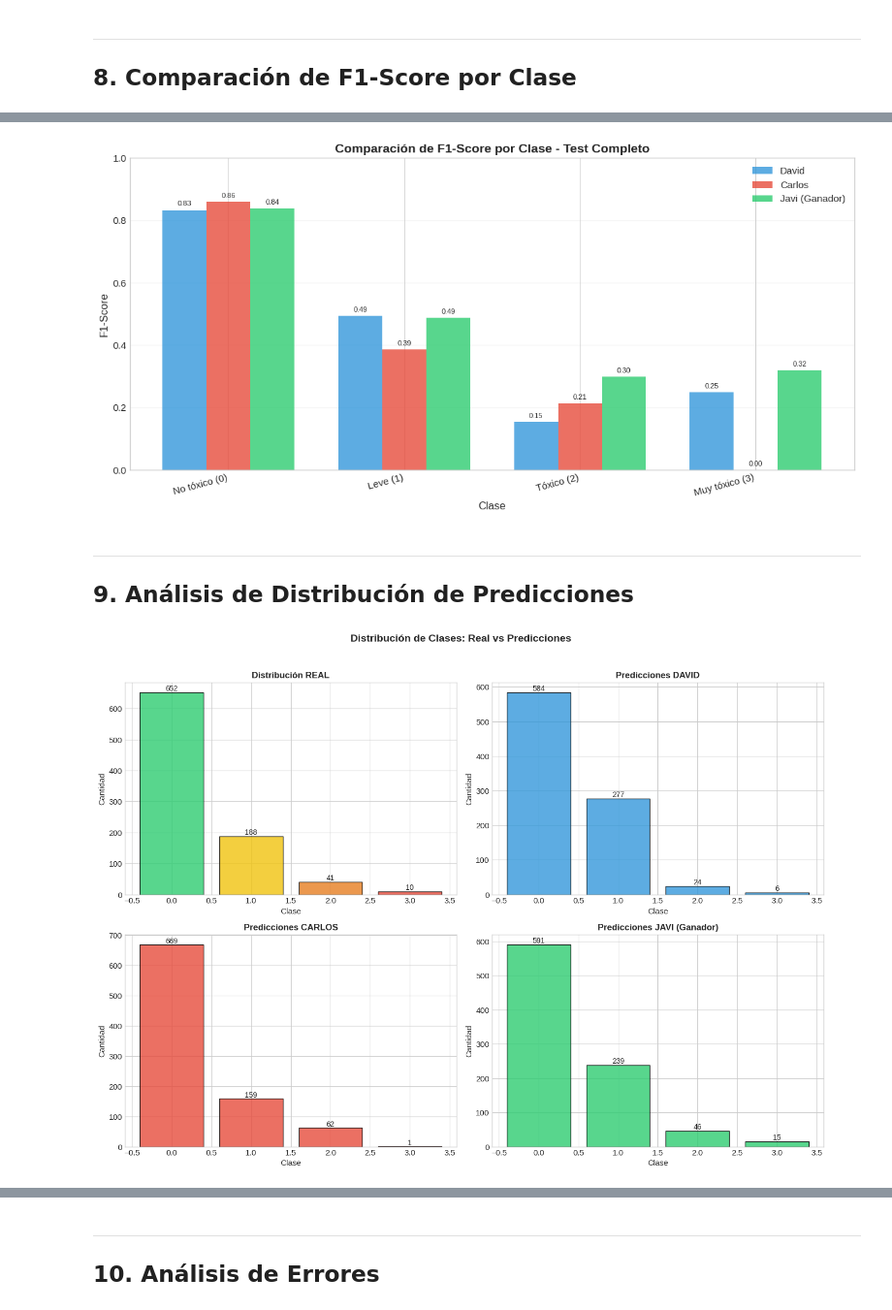
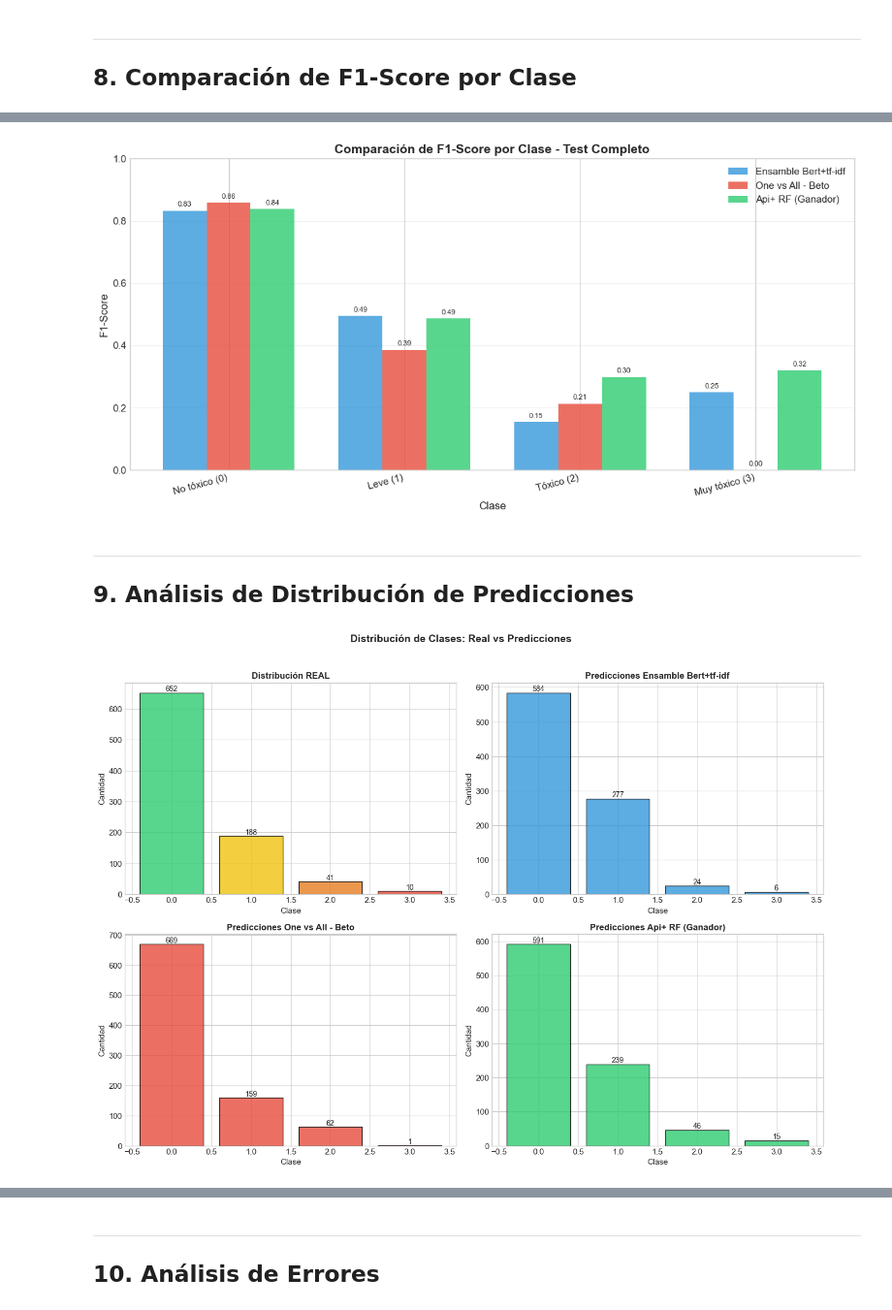
Before and after one commit to JaviCeronn/PNL-Proyect, a Jupyter notebook: Analisis_Comparativo_Modelos.ipynb, the cells around one changed output, grey strips where cells are left out. Shown at 97% size. Saved outputs shown, nothing was run; the diff lists cells and outputs as text; code cells hidden in the pictures.

```diff
--- a/Analisis_Comparativo_Modelos.ipynb
+++ b/Analisis_Comparativo_Modelos.ipynb
@@ -72,11 +72,11 @@ Private    445
 Name: count, dtype: int64
 # %%
 # Cargar predicciones de cada modelo
-pred_david = pd.read_csv(PRED_DAVID_PATH)
-pred_carlos = pd.read_csv(PRED_CARLOS_PATH)
-pred_javi = pd.read_csv(PRED_JAVI_PATH)
+pred_ensamble_bert_tfidf = pd.read_csv(PRED_DAVID_PATH)
+pred_ova_beto = pd.read_csv(PRED_CARLOS_PATH)
+pred_api_rf = pd.read_csv(PRED_JAVI_PATH)
 
-print(f"Predicciones David: {len(pred_david)} muestras")
-print(f"Predicciones Carlos: {len(pred_carlos)} muestras")
-print(f"Predicciones Javi: {len(pred_javi)} muestras")
+print(f"Predicciones Ensamble Bert+tf-idf: {len(pred_ensamble_bert_tfidf)} muestras")
+print(f"Predicciones One vs All - Beto: {len(pred_ova_beto)} muestras")
+print(f"Predicciones Api+ RF: {len(pred_api_rf)} muestras")
 # %% [output]
@@ -88,9 +88,9 @@ Predicciones Javi: 891 muestras
 merged = solution_df.copy()
 merged = merged.rename(columns={'label': 'y_true'})
 
-merged = merged.merge(pred_david[['id', 'label']].rename(columns={'label': 'pred_david'}), on='id', how='left')
-merged = merged.merge(pred_carlos[['id', 'label']].rename(columns={'label': 'pred_carlos'}), on='id', how='left')
-merged = merged.merge(pred_javi[['id', 'label']].rename(columns={'label': 'pred_javi'}), on='id', how='left')
+merged = merged.merge(pred_ensamble_bert_tfidf[['id', 'label']].rename(columns={'label': 'pred_ensamble_bert_tfidf'}), on='id', how='left')
+merged = merged.merge(pred_ova_beto[['id', 'label']].rename(columns={'label': 'pred_ova_beto'}), on='id', how='left')
+merged = merged.merge(pred_api_rf[['id', 'label']].rename(columns={'label': 'pred_api_rf'}), on='id', how='left')
 
 # Separar Public y Private
 public_df = merged[merged['Usage'] == 'Public'].copy()
@@ -379,18 +383,18 @@ plt.show()
 y_true_full = merged['y_true'].values
 
 metrics_full = {
-    'David': calcular_metricas(y_true_full, merged['pred_david'].values, 'David'),
-    'Carlos': calcular_metricas(y_true_full, merged['pred_carlos'].values, 'Carlos'),
-    'Javi': calcular_metricas(y_true_full, merged['pred_javi'].values, 'Javi')
+    'Ensamble Bert+tf-idf': calcular_metricas(y_true_full, merged['pred_ensamble_bert_tfidf'].values, 'Ensamble Bert+tf-idf'),
+    'One vs All - Beto': calcular_metricas(y_true_full, merged['pred_ova_beto'].values, 'One vs All - Beto'),
+    'Api+ RF': calcular_metricas(y_true_full, merged['pred_api_rf'].values, 'Api+ RF')
 }
 
 print("="*70)
 print("MÉTRICAS TEST COMPLETO (PUBLIC + PRIVATE)")
 print("="*70)
-print(f"\n{'Modelo':<15} {'Macro-F1':>12} {'Weighted-F1':>14} {'Accuracy':>12}")
-print("-"*55)
+print(f"\n{'Modelo':<25} {'Macro-F1':>12} {'Weighted-F1':>14} {'Accuracy':>12}")
+print("-" * 75)
 for nombre, m in metrics_full.items():
-    print(f"{nombre:<15} {m['macro_f1']:>12.4f} {m['weighted_f1']:>14.4f} {m['accuracy']:>12.4f}")
+    print(f"{nombre:<25} {m['macro_f1']:>12.4f} {m['weighted_f1']:>14.4f} {m['accuracy']:>12.4f}")
 # %% [output]
 ======================================================================
 MÉTRICAS TEST COMPLETO (PUBLIC + PRIVATE)
@@ -485,36 +491,40 @@ MACRO-F1                   0.4330       0.3649       0.4861
 # %%
 # Gráfico comparativo F1 por clase
 fig, ax = plt.subplots(figsize=(12, 6))
 
 x = np.arange(len(CLASS_NAMES))
 width = 0.25
 
-bars1 = ax.bar(x - width, metrics_full['David']['f1_per_class'], width, label='David', color='#3498db', alpha=0.8)
-bars2 = ax.bar(x, metrics_full['Carlos']['f1_per_class'], width, label='Carlos', color='#e74c3c', alpha=0.8)
-bars3 = ax.bar(x + width, metrics_full['Javi']['f1_per_class'], width, label='Javi (Ganador)', color='#2ecc71', alpha=0.8)
+# Barras con los nuevos nombres técnicos
+bars1 = ax.bar(x - width, metrics_full['Ensamble Bert+tf-idf']['f1_per_class'], width,
+               label='Ensamble Bert+tf-idf', color='#3498db', alpha=0.8)
+bars2 = ax.bar(x, metrics_full['One vs All - Beto']['f1_per_class'], width,
+               label='One vs All - Beto', color='#e74c3c', alpha=0.8)
+bars3 = ax.bar(x + width, metrics_full['Api+ RF']['f1_per_class'], width,
+               label='Api+ RF (Ganador)', color='#2ecc71', alpha=0.8)
 
 ax.set_xlabel('Clase', fontsize=12)
 ax.set_ylabel('F1-Score', fontsize=12)
 ax.set_title('Comparación de F1-Score por Clase - Test Completo', fontsize=14, fontweight='bold')
 ax.set_xticks(x)
 ax.set_xticklabels(CLASS_NAMES, rotation=15, ha='right')
 ax.legend()
 ax.set_ylim(0, 1)
 ax.grid(axis='y', alpha=0.3)
 
 # Añadir valores sobre las barras
 for bars in [bars1, bars2, bars3]:
     for bar in bars:
         height = bar.get_height()
         ax.annotate(f'{height:.2f}',
                     xy=(bar.get_x() + bar.get_width() / 2, height),
                     xytext=(0, 3), textcoords="offset points",
                     ha='center', va='bottom', fontsize=8)
 
 plt.tight_layout()
 plt.show()
 # %% [output]
-[figure, old version]
+[figure, new version]
 # %% [markdown]
 ---
 ## 9. Análisis de Distribución de Predicciones
@@ -531,37 +541,37 @@ axes[0, 0].set_ylabel('Cantidad')
 for i, v in enumerate(real_counts.values):
     axes[0, 0].text(i, v + 5, str(v), ha='center', fontsize=10)
 
-# David
-david_counts = pd.Series(merged['pred_david'].values).value_counts().sort_index()
-axes[0, 1].bar(david_counts.index, david_counts.values, color='#3498db', alpha=0.8, edgecolor='black')
-axes[0, 1].set_title('Predicciones DAVID', fontsize=12, fontweight='bold')
+# Ensamble Bert+tf-idf
+ensamble_counts = pd.Series(merged['pred_ensamble_bert_tfidf'].values).value_counts().sort_index()
+axes[0, 1].bar(ensamble_counts.index, ensamble_counts.values, color='#3498db', alpha=0.8, edgecolor='black')
+axes[0, 1].set_title('Predicciones Ensamble Bert+tf-idf', fontsize=12, fontweight='bold')
 axes[0, 1].set_xlabel('Clase')
 axes[0, 1].set_ylabel('Cantidad')
-for i, v in enumerate(david_counts.values):
+for i, v in enumerate(ensamble_counts.values):
     axes[0, 1].text(i, v + 5, str(v), ha='center', fontsize=10)
 
-# Carlos
-carlos_counts = pd.Series(merged['pred_carlos'].values).value_counts().sort_index()
-axes[1, 0].bar(carlos_counts.index, carlos_counts.values, color='#e74c3c', alpha=0.8, edgecolor='black')
-axes[1, 0].set_title('Predicciones CARLOS', fontsize=12, fontweight='bold')
+# One vs All - Beto
+ova_counts = pd.Series(merged['pred_ova_beto'].values).value_counts().sort_index()
+axes[1, 0].bar(ova_counts.index, ova_counts.values, color='#e74c3c', alpha=0.8, edgecolor='black')
+axes[1, 0].set_title('Predicciones One vs All - Beto', fontsize=12, fontweight='bold')
 axes[1, 0].set_xlabel('Clase')
 axes[1, 0].set_ylabel('Cantidad')
-for i, v in enumerate(carlos_counts.values):
+for i, v in enumerate(ova_counts.values):
     axes[1, 0].text(i, v + 5, str(v), ha='center', fontsize=10)
 
-# Javi
-javi_counts = pd.Series(merged['pred_javi'].values).value_counts().sort_index()
-axes[1, 1].bar(javi_counts.index, javi_counts.values, color='#2ecc71', alpha=0.8, edgecolor='black')
-axes[1, 1].set_title('Predicciones JAVI (Ganador)', fontsize=12, fontweight='bold')
+# Api+ RF
+api_counts = pd.Series(merged['pred_api_rf'].values).value_counts().sort_index()
+axes[1, 1].bar(api_counts.index, api_counts.values, color='#2ecc71', alpha=0.8, edgecolor='black')
+axes[1, 1].set_title('Predicciones Api+ RF (Ganador)', fontsize=12, fontweight='bold')
 axes[1, 1].set_xlabel('Clase')
 axes[1, 1].set_ylabel('Cantidad')
-for i, v in enumerate(javi_counts.values):
+for i, v in enumerate(api_counts.values):
     axes[1, 1].text(i, v + 5, str(v), ha='center', fontsize=10)
 
 plt.suptitle('Distribución de Clases: Real vs Predicciones', fontsize=14, fontweight='bold', y=1.02)
 plt.tight_layout()
 plt.show()
 # %% [output]
-[figure, old version]
+[figure, new version]
 # %%
 # Tabla de distribución
```
Also changed, not shown: parts of 19 cells of this notebook.
